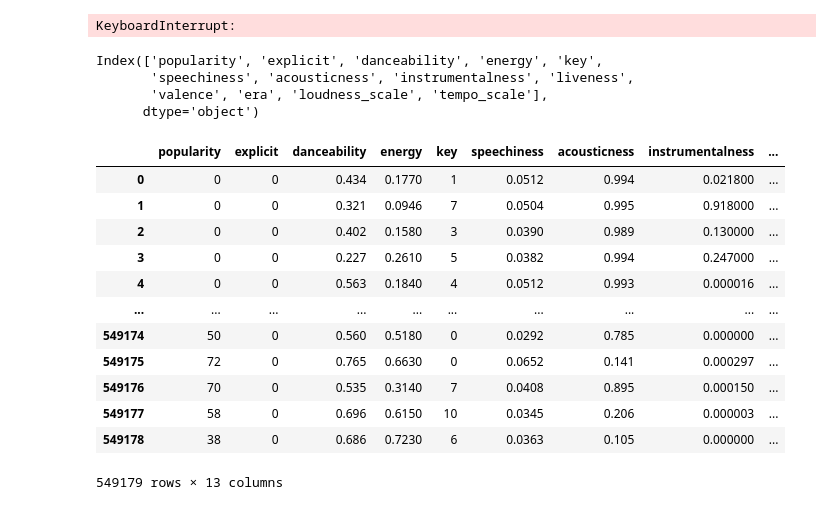
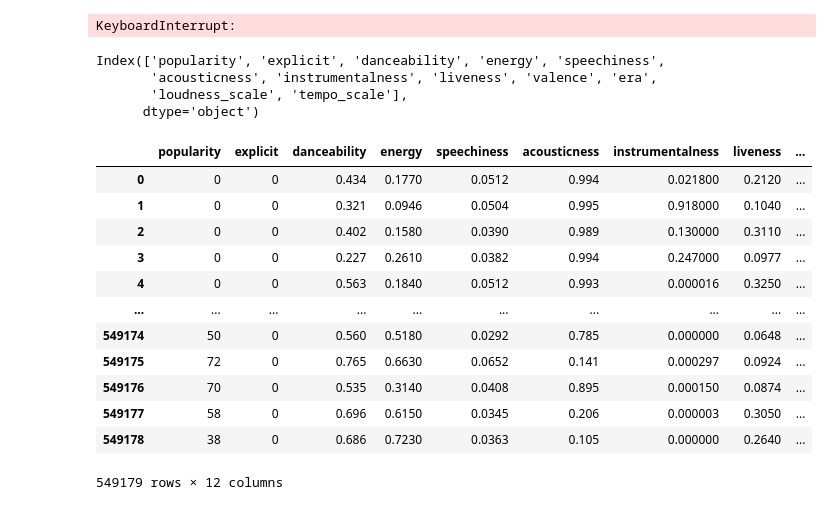
Before and after one commit to sabrinawjo/Music_ML, a Jupyter notebook: Yvonne/try_ml_eras.ipynb, the cells around one changed output. Drawn from its saved outputs; the diff is of its cells as text; code cells hidden in the pictures.

```diff
--- a/Yvonne/try_ml_eras.ipynb
+++ b/Yvonne/try_ml_eras.ipynb
@@ -134,28 +150,27 @@ rf = rf.fit(X_train_scaled, y_train)
 KeyboardInterrupt:
 # %%
 columns = songs_ml.columns
-columns = columns.drop(["time_signature", "mode", "loudness", "tempo"])
+columns = columns.drop(["time_signature", "mode", "loudness", "tempo", "key"])
 columns
 # %% [output]
-Index(['popularity', 'explicit', 'danceability', 'energy', 'key',
-       'speechiness', 'acousticness', 'instrumentalness', 'liveness',
-       'valence', 'era', 'loudness_scale', 'tempo_scale'],
+Index(['popularity', 'explicit', 'danceability', 'energy', 'speechiness',
+       'acousticness', 'instrumentalness', 'liveness', 'valence', 'era',
+       'loudness_scale', 'tempo_scale'],
       dtype='object')
 # %%
 era_ml = songs_ml[columns]
-era_ml.to_csv("era_ml.csv")
 era_ml
 # %% [output]
-|  | popularity | explicit | danceability | energy | key | speechiness | acousticness | instrumentalness | ... |
-| 0 | 0 | 0 | 0.434 | 0.1770 | 1 | 0.0512 | 0.994 | 0.021800 | ... |
-| 1 | 0 | 0 | 0.321 | 0.0946 | 7 | 0.0504 | 0.995 | 0.918000 | ... |
-| 2 | 0 | 0 | 0.402 | 0.1580 | 3 | 0.0390 | 0.989 | 0.130000 | ... |
-| 3 | 0 | 0 | 0.227 | 0.2610 | 5 | 0.0382 | 0.994 | 0.247000 | ... |
-| 4 | 0 | 0 | 0.563 | 0.1840 | 4 | 0.0512 | 0.993 | 0.000016 | ... |
+|  | popularity | explicit | danceability | energy | speechiness | acousticness | instrumentalness | liveness | ... |
+| 0 | 0 | 0 | 0.434 | 0.1770 | 0.0512 | 0.994 | 0.021800 | 0.2120 | ... |
+| 1 | 0 | 0 | 0.321 | 0.0946 | 0.0504 | 0.995 | 0.918000 | 0.1040 | ... |
+| 2 | 0 | 0 | 0.402 | 0.1580 | 0.0390 | 0.989 | 0.130000 | 0.3110 | ... |
+| 3 | 0 | 0 | 0.227 | 0.2610 | 0.0382 | 0.994 | 0.247000 | 0.0977 | ... |
+| 4 | 0 | 0 | 0.563 | 0.1840 | 0.0512 | 0.993 | 0.000016 | 0.3250 | ... |
 | ... | ... | ... | ... | ... | ... | ... | ... | ... | ... |
-| 549174 | 50 | 0 | 0.560 | 0.5180 | 0 | 0.0292 | 0.785 | 0.000000 | ... |
-| 549175 | 72 | 0 | 0.765 | 0.6630 | 0 | 0.0652 | 0.141 | 0.000297 | ... |
-| 549176 | 70 | 0 | 0.535 | 0.3140 | 7 | 0.0408 | 0.895 | 0.000150 | ... |
-| 549177 | 58 | 0 | 0.696 | 0.6150 | 10 | 0.0345 | 0.206 | 0.000003 | ... |
-| 549178 | 38 | 0 | 0.686 | 0.7230 | 6 | 0.0363 | 0.105 | 0.000000 | ... |
+| 549174 | 50 | 0 | 0.560 | 0.5180 | 0.0292 | 0.785 | 0.000000 | 0.0648 | ... |
+| 549175 | 72 | 0 | 0.765 | 0.6630 | 0.0652 | 0.141 | 0.000297 | 0.0924 | ... |
+| 549176 | 70 | 0 | 0.535 | 0.3140 | 0.0408 | 0.895 | 0.000150 | 0.0874 | ... |
+| 549177 | 58 | 0 | 0.696 | 0.6150 | 0.0345 | 0.206 | 0.000003 | 0.3050 | ... |
+| 549178 | 38 | 0 | 0.686 | 0.7230 | 0.0363 | 0.105 | 0.000000 | 0.2640 | ... |
-549179 rows × 13 columns
+549179 rows × 12 columns
```
Also changed, not shown: parts of 6 cells of this notebook, 2 other files.
